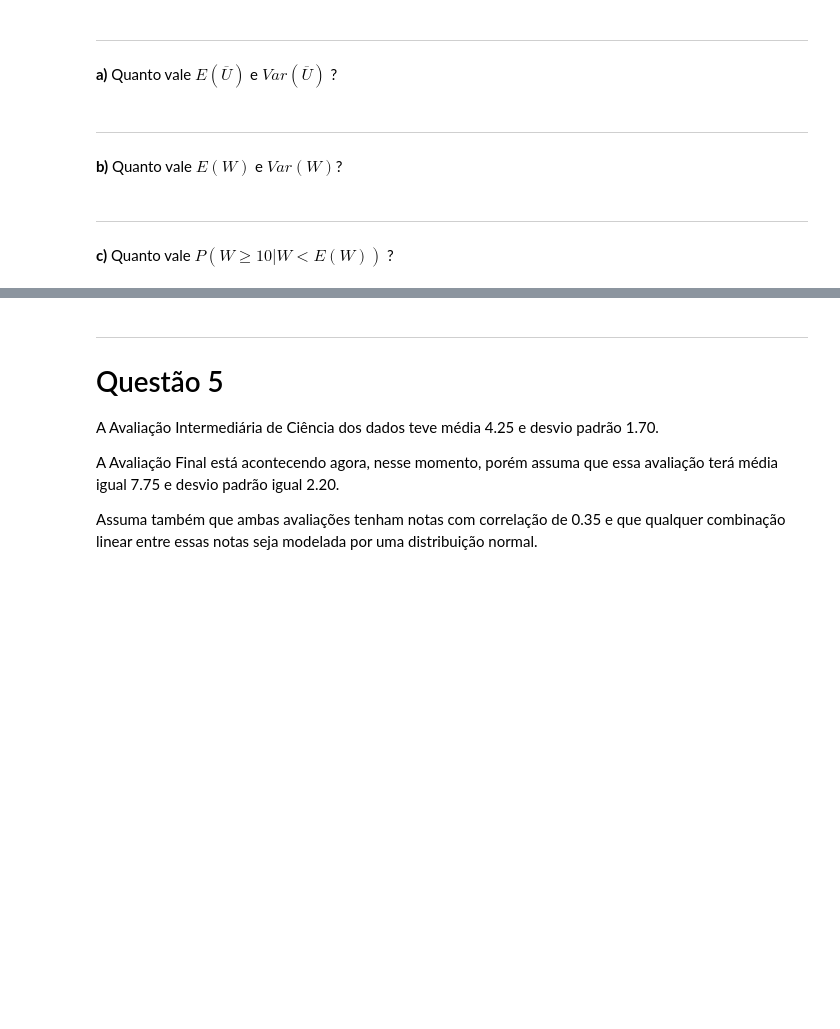
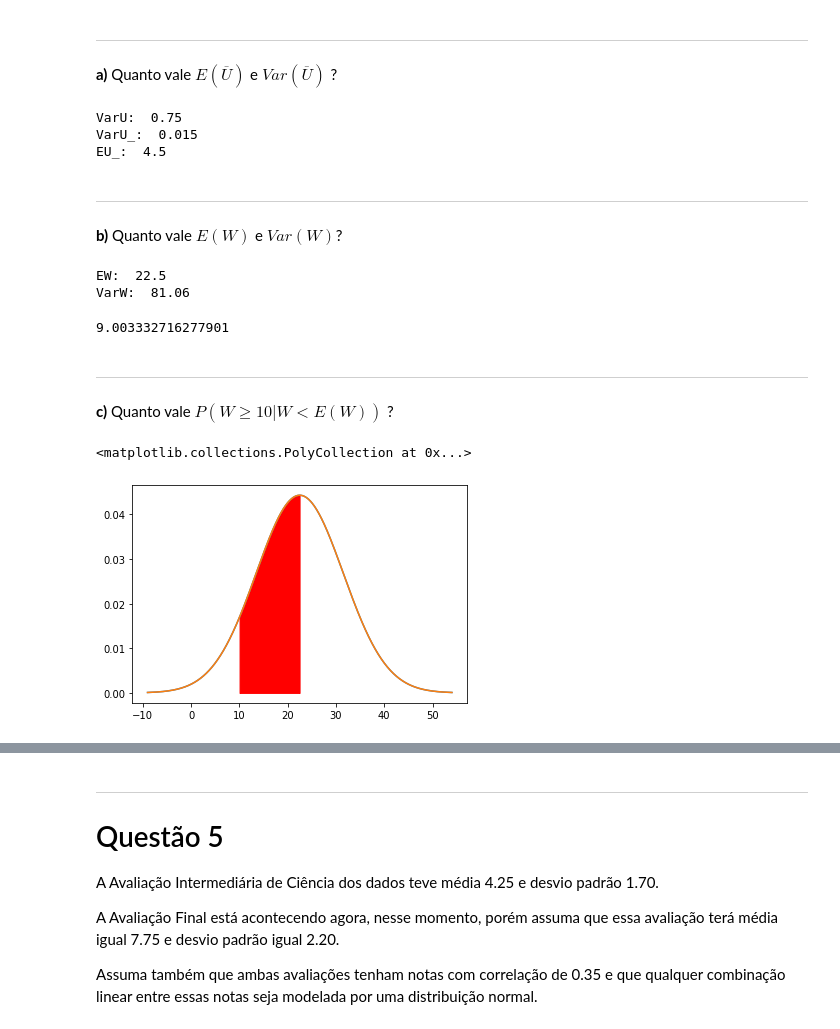
Before and after one commit to lnasser11/CD22-2, a Jupyter notebook: listas/Lista06_CombinacaoVariaveisAleatrias/Combinação de Variáveis Aleatórias.ipynb, the cells around one changed output, grey strips where cells are left out. Drawn from its saved outputs; the diff is of its cells as text; code cells hidden in the pictures; blank space fills up the shorter version.

```diff
--- a/listas/Lista06_CombinacaoVariaveisAleatrias/Combinação de Variáveis Aleatórias.ipynb
+++ b/listas/Lista06_CombinacaoVariaveisAleatrias/Combinação de Variáveis Aleatórias.ipynb
@@ -173,12 +275,73 @@ Deixe os cálculos, não coloque os valores apenas
 <div id="q4_a"></div>
 
 **a)** Quanto vale $E(\overline{U})$ e $Var(\overline{U})$ ?
+# %%
+## Os plots não são exigidos. Apenas nos ajudam a visualizar o problema
+eixo_horizontal = np.linspace(0,10,800)
+# U: uniforme entre 4 a 7
+a = 3
+b = 6
+loc_unif = a
+scale_unif = b - a
+pdf_U = stats.uniform.pdf(eixo_horizontal, loc=loc_unif, scale=scale_unif)
+
+# Y: normal N(4.5, var=8)
+mu_y = 4.5
+scale_y = 3
+var_y = scale_y**2
+pdf_Y = stats.norm.pdf(eixo_horizontal, loc=mu_y, scale=scale_y)
+
+EU_ = (a+b)/2
+VarU = (b-a)**2/12
+
+n = 50
+VarU_ = VarU/n
+
+print('VarU: ', VarU)
+print('VarU_: ', VarU_)
+print('EU_: ', EU_)
+# %% [output]
+VarU:  0.75
+VarU_:  0.015
+EU_:  4.5
 # %% [markdown]
 ---
 
 <div id="q4_b"></div>
 
 **b)** Quanto vale $E(W)$ e $Var(W)$?
+# %%
+U_ = stats.norm.rvs(loc=EU_, scale=math.sqrt(VarU_), size=n)
+Y = stats.norm.rvs(loc=mu_y, scale=scale_y, size=n)
+
+W = 2*U_ + 3*Y
+
+EW = 2*EU_ + 3*mu_y
+
+VarW = 2**2*VarU_ + 3**2*var_y
+
+print('EW: ', EW)
+print('VarW: ', VarW)
+
+
+Var_U = (b-a)**2/12
+Var_U
+
+E_W = 2*EU_+3*mu_y
+
+n=50
+Var_U_ = Var_U/n
+
+
+Var_W=4*Var_U_ + 9*var_y
+Var_W
+
+dp_W = math.sqrt(Var_W)
+dp_W
+# %% [output]
+EW:  22.5
+VarW:  81.06
+9.003332716277901
 # %% [markdown]
 ---
 
@@ -186,3 +349,17 @@ Deixe os cálculos, não coloque os valores apenas
 
 
 **c)** Quanto vale $P(W \geq 10| W < E(W))$ ?
+# %%
+#P(W>=10|W < EW)
+# EW = 22.5
+# P(10 <= W < 22.5) / P(W < 22.5)
+# W ~ N(22.5, sigma^2 = 81.06)
+x = np.linspace(E_W - 3.5*dp_W, E_W + 3.5*dp_W, 1000)
+pdf_W = stats.norm.pdf(x, loc=E_W, scale=dp_W)
+plt.plot(x, pdf_W)
+limiar=10
+plt.plot(x, pdf_W)
+plt.fill_between(x, pdf_W, where=(x>limiar) & (x<E_W), color='red')
+# %% [output]
+<matplotlib.collections.PolyCollection at 0x...>
+[figure, added]
```
Also changed, not shown: parts of 11 cells of this notebook, 9 other files.
